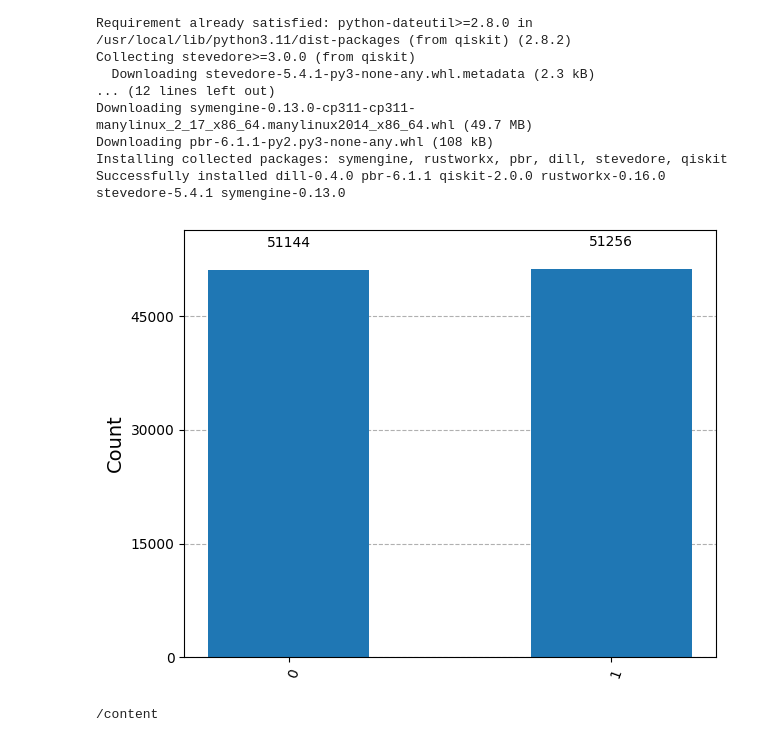
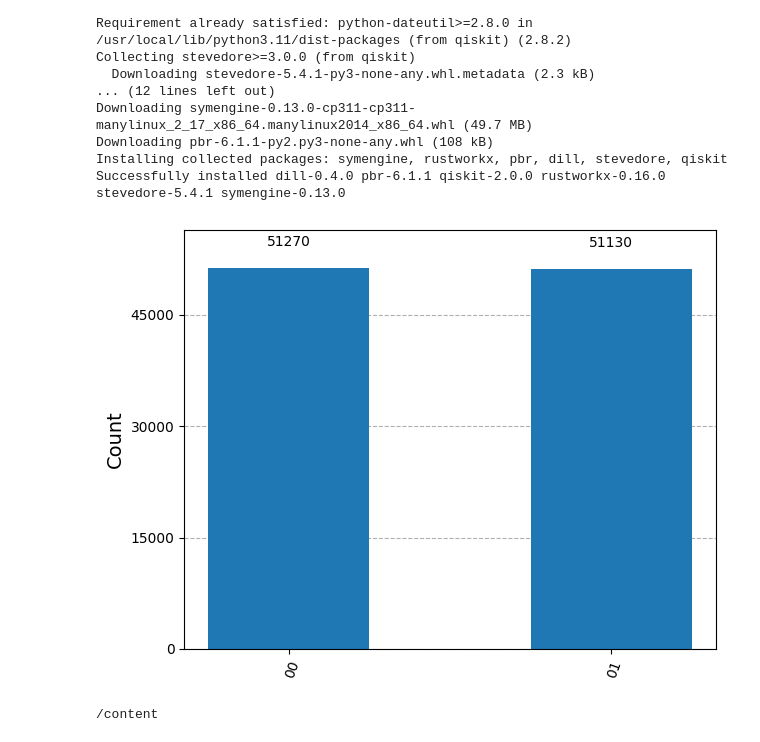
Before and after one commit to sharathchandran2001/GeneralUtils, a Jupyter notebook: 1-learn-qiskit.ipynb, the cells around one changed output. Drawn from its saved outputs; the diff is of its cells as text; code cells hidden in the pictures.

```diff
--- a/1-learn-qiskit.ipynb
+++ b/1-learn-qiskit.ipynb
@@ -32,21 +32,21 @@ Successfully installed dill-0.4.0 pbr-6.1.1 qiskit-2.0.0 rustworkx-0.16.0 steved
 # %%
 from qiskit import *
 from qiskit.visualization import plot_histogram
 %matplotlib inline
 
-qr = QuantumRegister(1)
-cr = ClassicalRegister(1)
+qr = QuantumRegister(2)
+cr = ClassicalRegister(2)
 circuit = QuantumCircuit(qr, cr)
 circuit.h(0)
 circuit.measure(qr, cr)
 
 from qiskit.providers.basic_provider import BasicProvider
 simulator = BasicProvider().get_backend('basic_simulator')
 compiled_circuit = transpile(circuit, simulator)
 result = simulator.run(compiled_circuit, shots=102400).result()
 plot_histogram(result.get_counts())
 # %% [output]
-[figure, old version]
+[figure, new version]
 # %%
 !pwd
 # %% [output]
```
